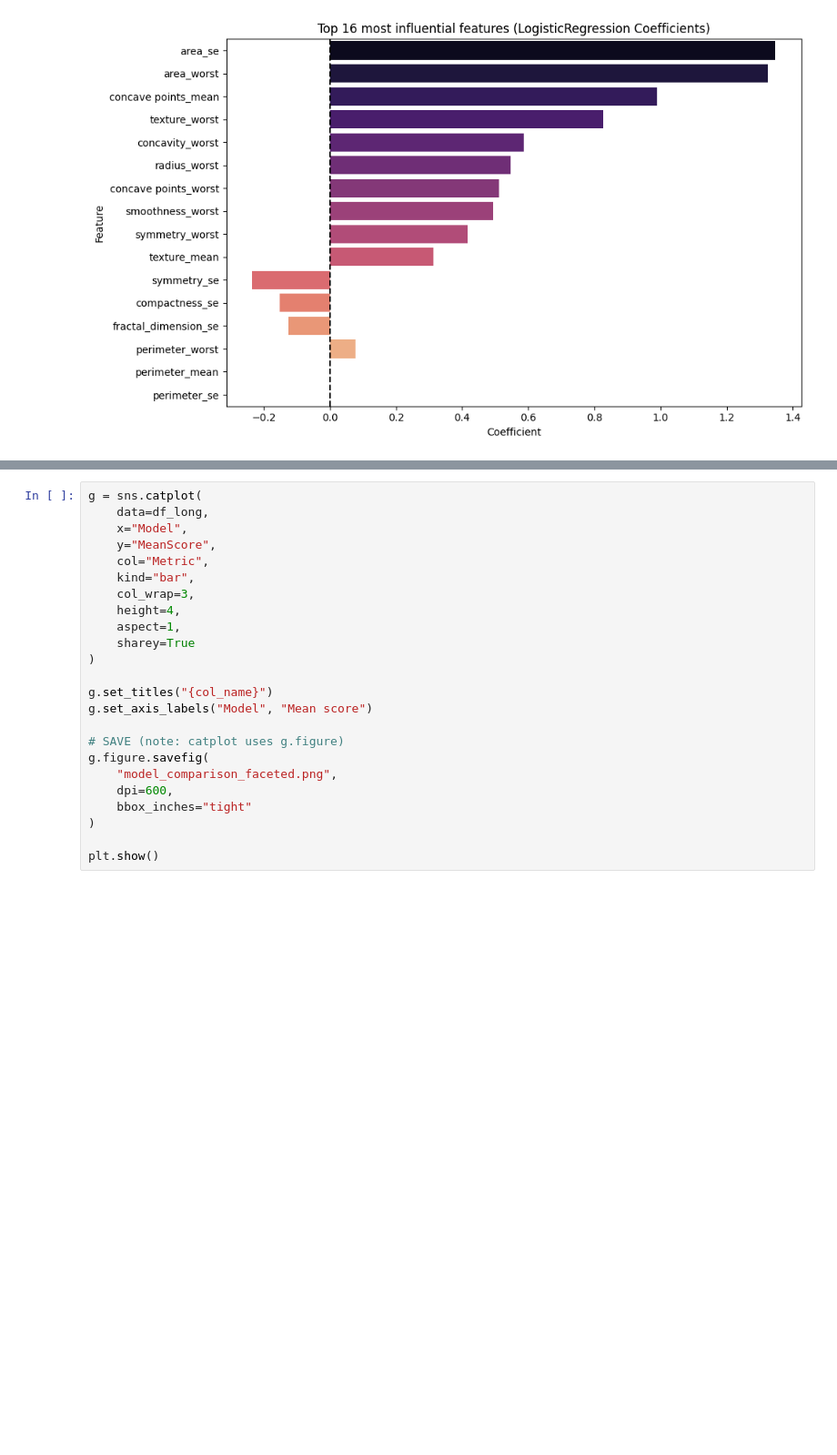
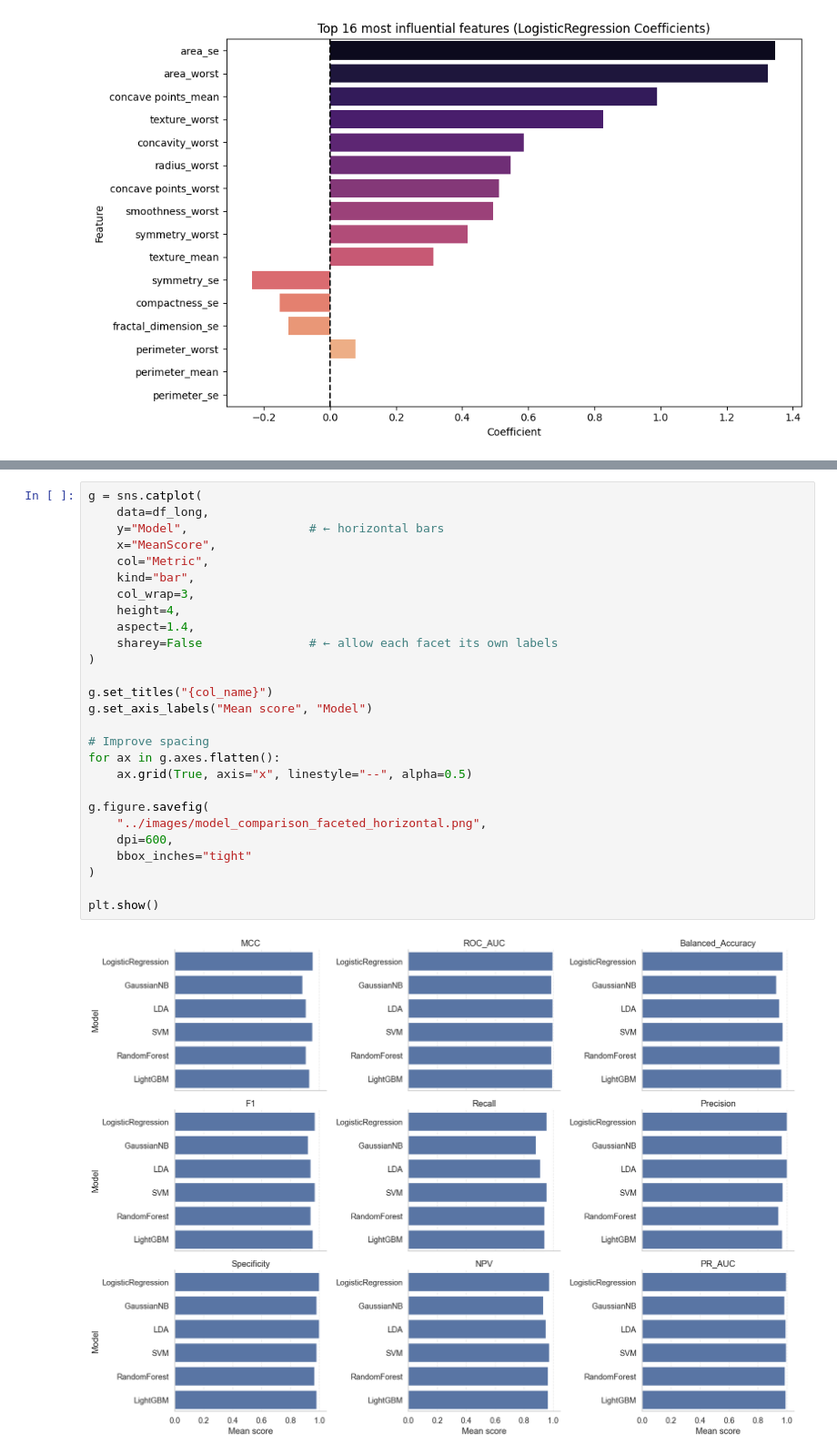
Before and after one commit to vex-me-not/Master_Thesis, a Jupyter notebook: classical_approach/notebooks/model_eval.ipynb, the cells around one changed output, grey strips where cells are left out. Shown at 91% size. Saved outputs shown, nothing was run; the diff lists cells and outputs as text; blank space fills up the shorter version.

```diff
--- a/classical_approach/notebooks/model_eval.ipynb
+++ b/classical_approach/notebooks/model_eval.ipynb
@@ -265,24 +267,29 @@ plt.show()
 # %%
 g = sns.catplot(
     data=df_long,
-    x="Model",
-    y="MeanScore",
+    y="Model",                 # ← horizontal bars
+    x="MeanScore",
     col="Metric",
     kind="bar",
     col_wrap=3,
     height=4,
-    aspect=1,
-    sharey=True
+    aspect=1.4,
+    sharey=False               # ← allow each facet its own labels
 )
 
 g.set_titles("{col_name}")
-g.set_axis_labels("Model", "Mean score")
+g.set_axis_labels("Mean score", "Model")
 
-# SAVE (note: catplot uses g.figure)
+# Improve spacing
+for ax in g.axes.flatten():
+    ax.grid(True, axis="x", linestyle="--", alpha=0.5)
+
 g.figure.savefig(
-    "model_comparison_faceted.png",
+    "../images/model_comparison_faceted_horizontal.png",
     dpi=600,
     bbox_inches="tight"
 )
 
 plt.show()
+# %% [output]
+[figure, added]
```
Also changed, not shown: parts of 3 cells of this notebook, 5 other files.
